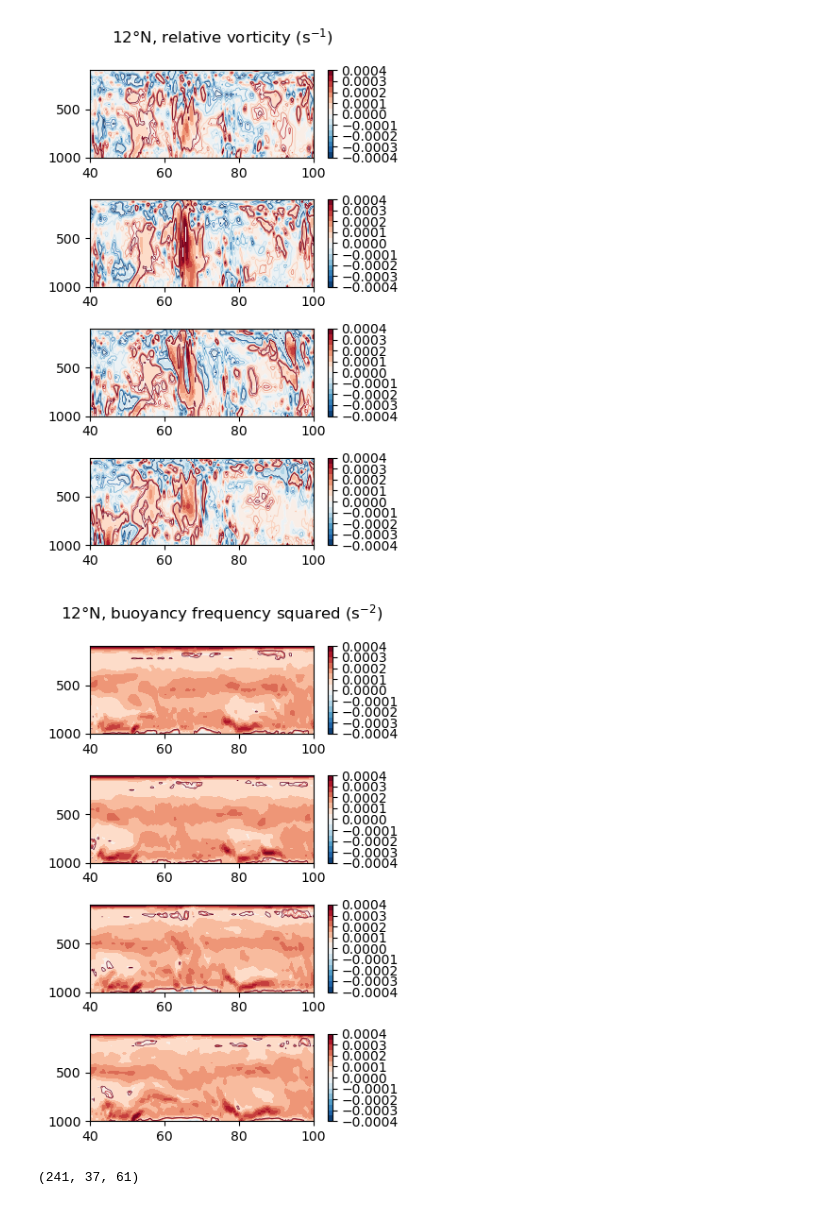
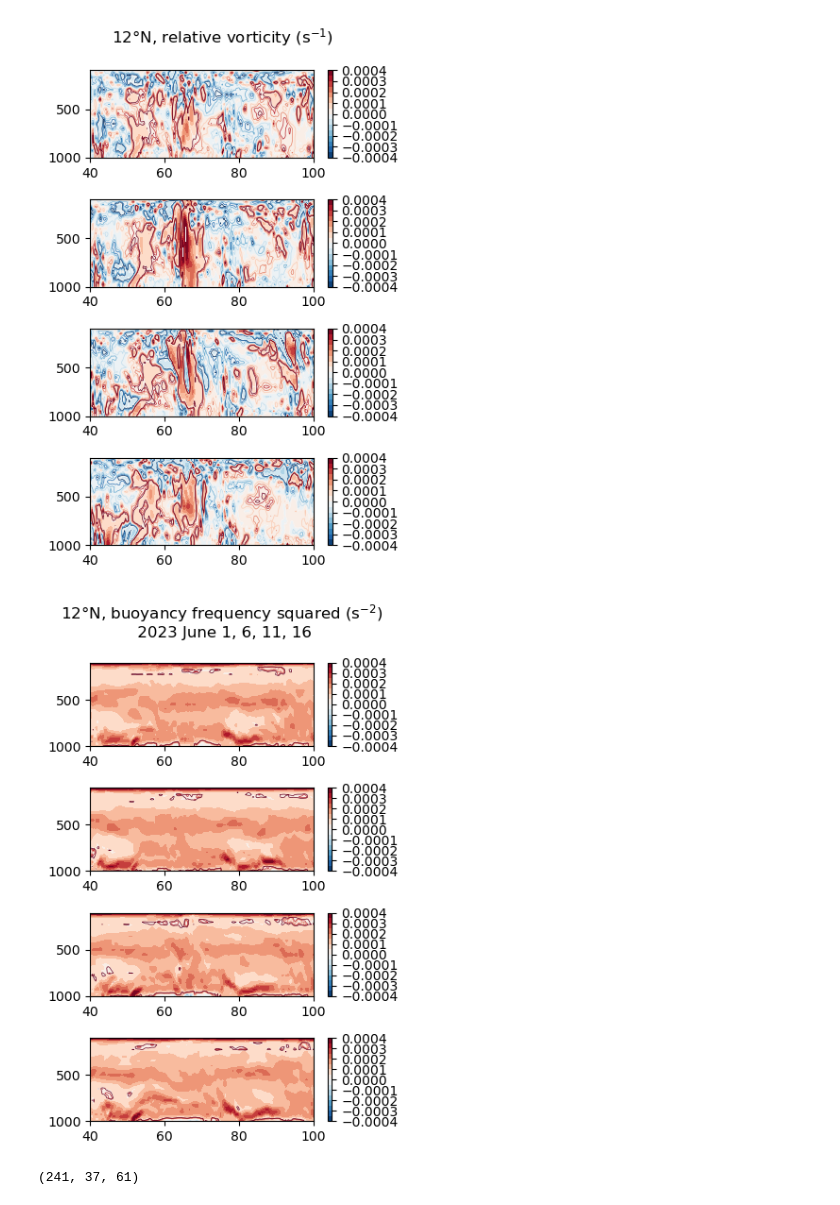
Before and after one commit to deszoeke/ASTRAL-era5, a Jupyter notebook: src/plot_12n.ipynb, the cells around one changed output. Drawn from its saved outputs; the diff is of its cells as text; code cells hidden in the pictures.

Commit message:
improve suptitle to 12N N^2 plot

```diff
--- a/src/plot_12n.ipynb
+++ b/src/plot_12n.ipynb
@@ -343,34 +343,34 @@ tight_layout()
 # %%
 # plot N²
 
 fign2 = recaplot(:fign2; figsize=(4,6))
 
 iplt = 0
 for dtx in DateTime(2023,6,3):Day(2):DateTime(2023,6,9)
     it = findfirst(dt -> dt>=dtx, ds[:time][:] ) # 2023 June 6
     iplt += 1
 
     subplot(4,1,iplt)
     contourf(ds[:longitude][:], ds[:level][:],
         pd(N²[:,:,it]),
         cmap=ColorMap("RdBu_r"),
         # vmin=-3e-4, vmax=3e-4,
         levels=1e-4*(-4:0.5:4) )
     colorbar()
     contour(ds[:longitude][:], ds[:level][:],
         pd(N²[:,:,it]),
         cmap=ColorMap("RdBu_r"),
         # vmin=-3e-4, vmax=3e-4,
         levels=1e-5*(-4:4),
         linewidths=0.5 )
     ylim([1000,100])
     # xlabel("degrees latitude")
     # ylabel("pressure (hPa)")
 end
-suptitle("$(lat)°N, buoyancy frequency squared (s"*L"^{-2}"*")")
+suptitle("$(lat)°N, buoyancy frequency squared (s"*L"^{-2}"*")\n 2023 June 1, 6, 11, 16")
 tight_layout()
 # %% [output]
-[figure, old version]
+[figure, new version]
 # %%
 # equivalent potential temperatures
 equiv_pot_temp(p, t, q) = Thermo.theta_equiv.(t,pd(p),max.(0.0,q))
```
Also changed, not shown: parts of 1 cell of this notebook.
